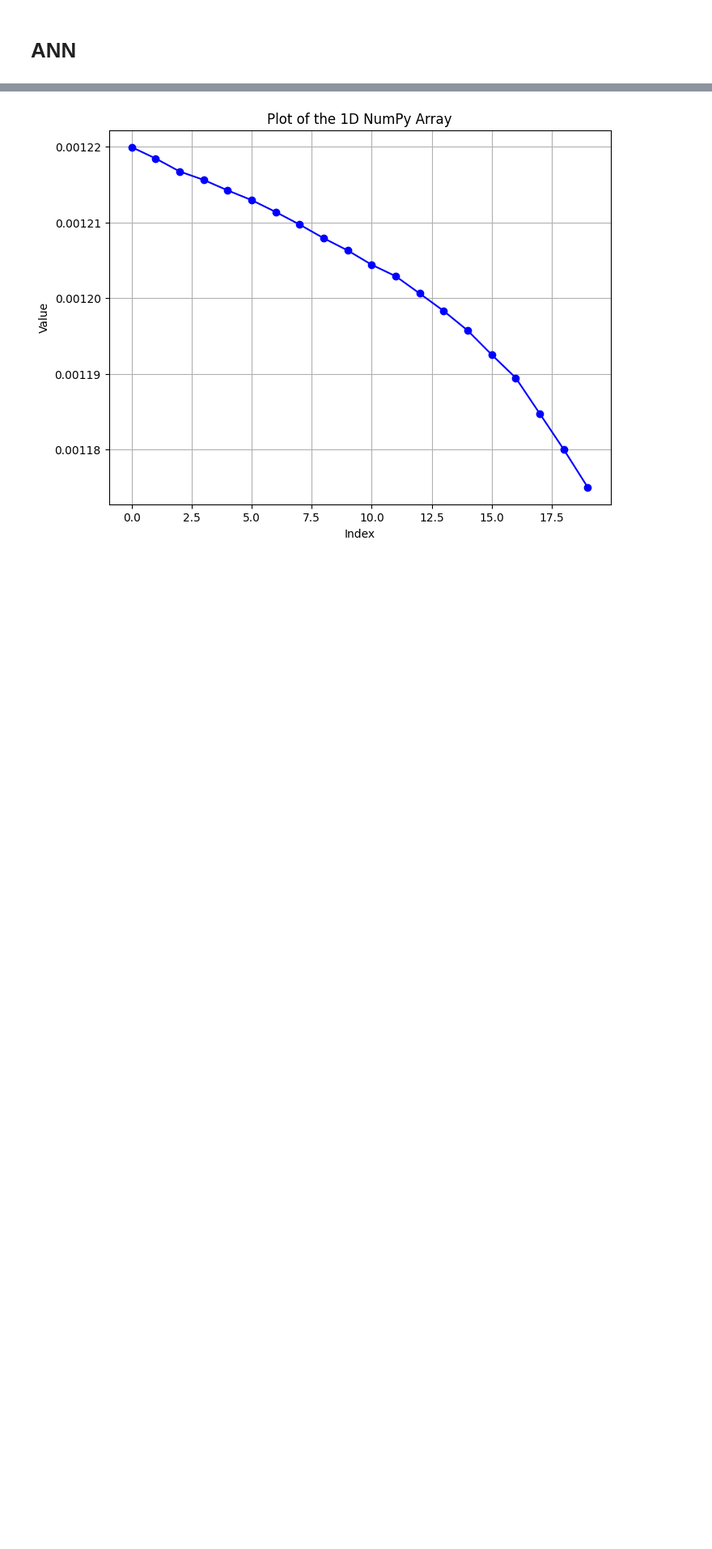
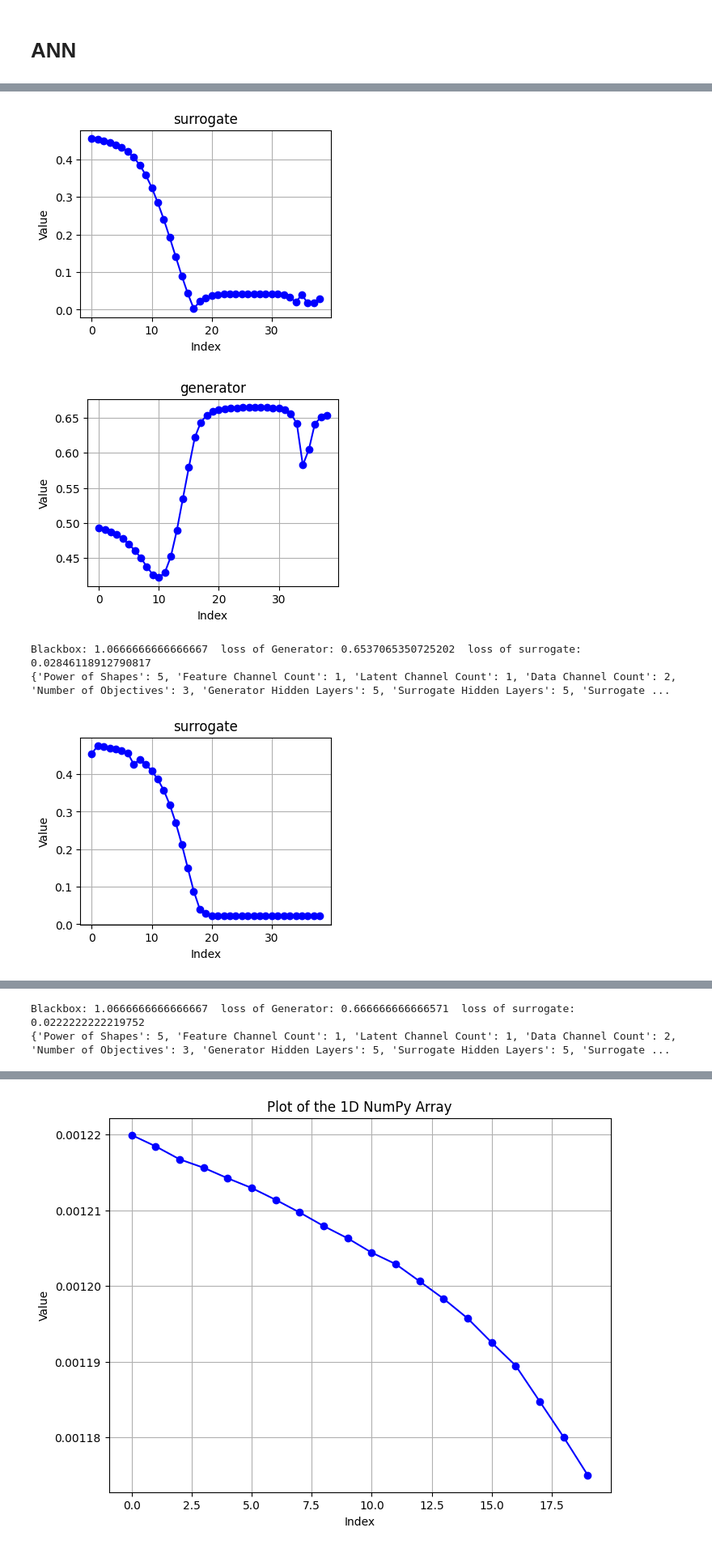
Before and after one commit to PeHaash/CRSA-0.3, a Jupyter notebook: notebooks/phase1.ipynb, the cells around one changed output, grey strips where cells are left out. Shown at 81% size. Drawn from its saved outputs; the diff is of its cells as text; code cells hidden in the pictures; blank space fills up the shorter version.

```diff
--- a/notebooks/phase1.ipynb
+++ b/notebooks/phase1.ipynb
@@ -840,11 +840,17 @@ gen_train = [1, 2, 3, 4, 5,
 # %%
 outputs = []
 for epc, surt, gent in zip(epoch, sur_train, gen_train):
   outputs.append(train_complete(Detenvi = DeterministicEnvironment,
                    power_of_shapes = 5, size_ = 32,
                    feature_cc = 1, latent_cc = 1, data_cc = 2, num_of_obj = 3,
                    gen_hid_lay = 5,
                    surr_hid_lay = 5, sur_hit_wid = 30,
-                   epoch_count = epc, sur_batch_size = 32, gen_batch_size = 32,
+                   epoch_count = int(epc/800), sur_batch_size = 32, gen_batch_size = 32,
                    sur_train_by_epoch = surt, gen_train_by_epoch = gent))
   print(outputs[-1])
+# %% [output]
+[figure, added]
+[figure, added]
+Blackbox: 1.0666666666666667  loss of Generator: 0.6537065350725202  loss of surrogate: 0.02846118912790817
+{'Power of Shapes': 5, 'Feature Channel Count': 1, 'Latent Channel Count': 1, 'Data Channel Count': 2, 'Number of Objectives': 3, 'Generator Hidden Layers': 5, 'Surrogate Hidden Layers': 5, 'Surrogate ...
+[figure, added]
@@ -850,0 +858,2 @@ for epc, surt, gent in zip(epoch, sur_train, gen_train):
+Blackbox: 1.0666666666666667  loss of Generator: 0.666666666666571  loss of surrogate: 0.0222222222219752
+{'Power of Shapes': 5, 'Feature Channel Count': 1, 'Latent Channel Count': 1, 'Data Channel Count': 2, 'Number of Objectives': 3, 'Generator Hidden Layers': 5, 'Surrogate Hidden Layers': 5, 'Surrogate ...
```
Also changed, not shown: parts of 6 cells of this notebook.
